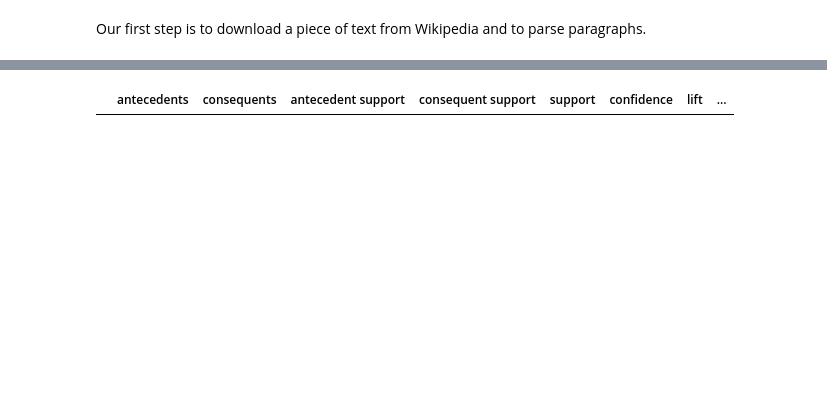
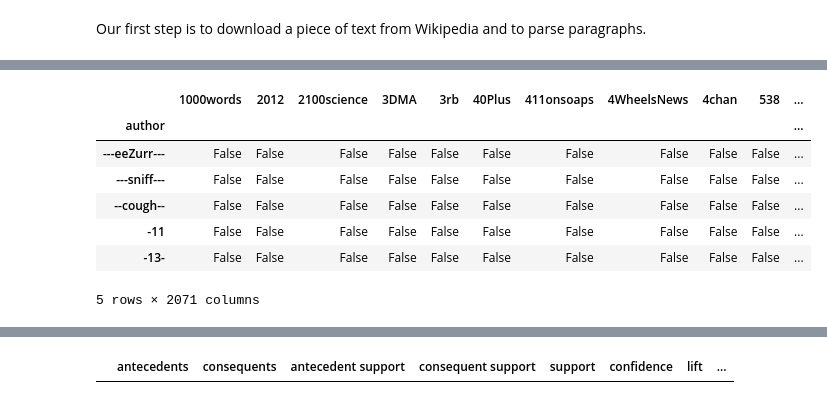
Before and after one commit to FirstGalacticEmpire/association_rules_for_subreddits, a Jupyter notebook: dm-association-rules.ipynb, the cells around one changed output, grey strips where cells are left out. Cells and saved outputs as stored; diff of their text form; code cells hidden in the pictures; blank space fills up the shorter version.

```diff
--- a/dm-association-rules.ipynb
+++ b/dm-association-rules.ipynb
@@ -42,5 +51,14 @@ counts.head()
 # %%
-counts_matrix = pd.read_json("./data/counts_matrix.json")
+counts_matrix = pd.read_csv("./data/counts.csv", index_col = 0)
 threshold = 5
-df = counts_matrix.mask(counts_matrix <threshold,0)
-df.head()
+counts_matrix.head()
+df = counts_matrix.mask(counts_matrix < threshold,0).astype(bool)
+# %% [output]
+|  | 1000words | 2012 | 2100science | 3DMA | 3rb | 40Plus | 411onsoaps | 4WheelsNews | 4chan | 538 | ... |
+| author |  |  |  |  |  |  |  |  |  |  | ... |
+| ---eeZurr--- | False | False | False | False | False | False | False | False | False | False | ... |
+| ---sniff--- | False | False | False | False | False | False | False | False | False | False | ... |
+| --cough-- | False | False | False | False | False | False | False | False | False | False | ... |
+| -11 | False | False | False | False | False | False | False | False | False | False | ... |
+| -13- | False | False | False | False | False | False | False | False | False | False | ... |
+5 rows × 2071 columns
```
Also changed, not shown: parts of 10 cells of this notebook, 1 other file.
